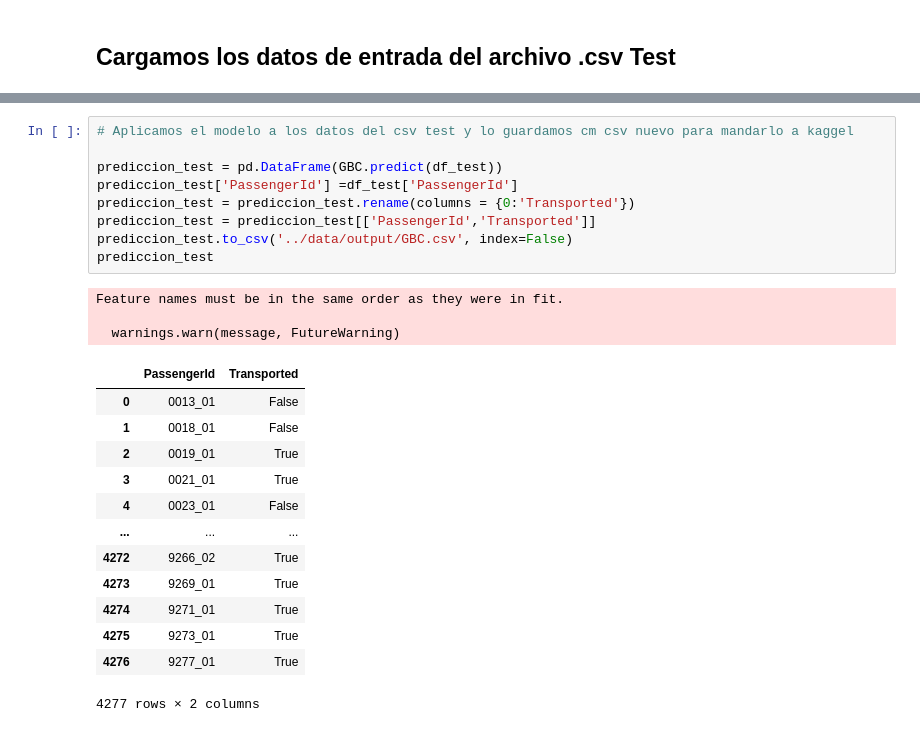
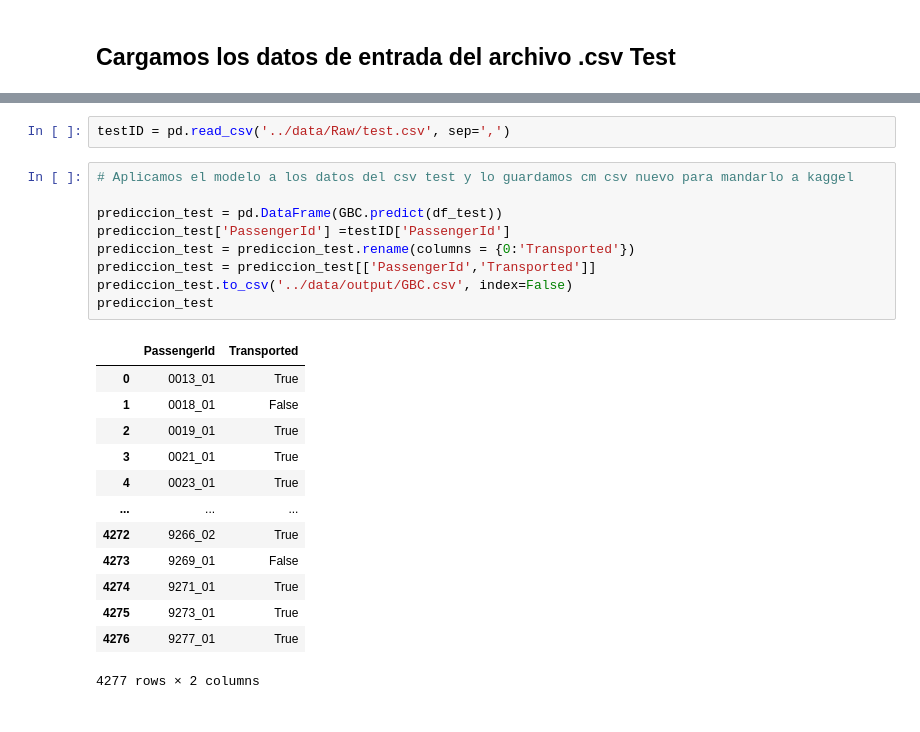
Before and after one commit to Wallace-80/Machine-Learning, a Jupyter notebook: src/notebook/ALT - Gradient_Boost.ipynb, the cells around one changed output, grey strips where cells are left out. Saved outputs shown, nothing was run; the diff lists cells and outputs as text.

```diff
--- a/src/notebook/ALT - Gradient_Boost.ipynb
+++ b/src/notebook/ALT - Gradient_Boost.ipynb
@@ -182,26 +149,25 @@ df_test
+# %%
+testID = pd.read_csv('../data/Raw/test.csv', sep=',')
 # %%
 # Aplicamos el modelo a los datos del csv test y lo guardamos cm csv nuevo para mandarlo a kaggel
 
 prediccion_test = pd.DataFrame(GBC.predict(df_test))
-prediccion_test['PassengerId'] =df_test['PassengerId']
+prediccion_test['PassengerId'] =testID['PassengerId']
 prediccion_test = prediccion_test.rename(columns = {0:'Transported'})
 prediccion_test = prediccion_test[['PassengerId','Transported']]
 prediccion_test.to_csv('../data/output/GBC.csv', index=False)
 prediccion_test
 # %% [output]
+|  | PassengerId | Transported |
+| 0 | 0013_01 | True |
+| 1 | 0018_01 | False |
+| 2 | 0019_01 | True |
+| 3 | 0021_01 | True |
+| 4 | 0023_01 | True |
+| ... | ... | ... |
+| 4272 | 9266_02 | True |
+| 4273 | 9269_01 | False |
+| 4274 | 9271_01 | True |
+| 4275 | 9273_01 | True |
+| 4276 | 9277_01 | True |
-Feature names must be in the same order as they were in fit.
-
-  warnings.warn(message, FutureWarning)
+4277 rows × 2 columns
-|  | PassengerId | Transported |
-| 0 | 0013_01 | False |
-| 1 | 0018_01 | False |
-| 2 | 0019_01 | True |
-| 3 | 0021_01 | True |
-| 4 | 0023_01 | False |
-| ... | ... | ... |
-| 4272 | 9266_02 | True |
-| 4273 | 9269_01 | True |
-| 4274 | 9271_01 | True |
-| 4275 | 9273_01 | True |
-| 4276 | 9277_01 | True |
-4277 rows × 2 columns
```
Also changed, not shown: parts of 10 cells of this notebook, 29 other files.
